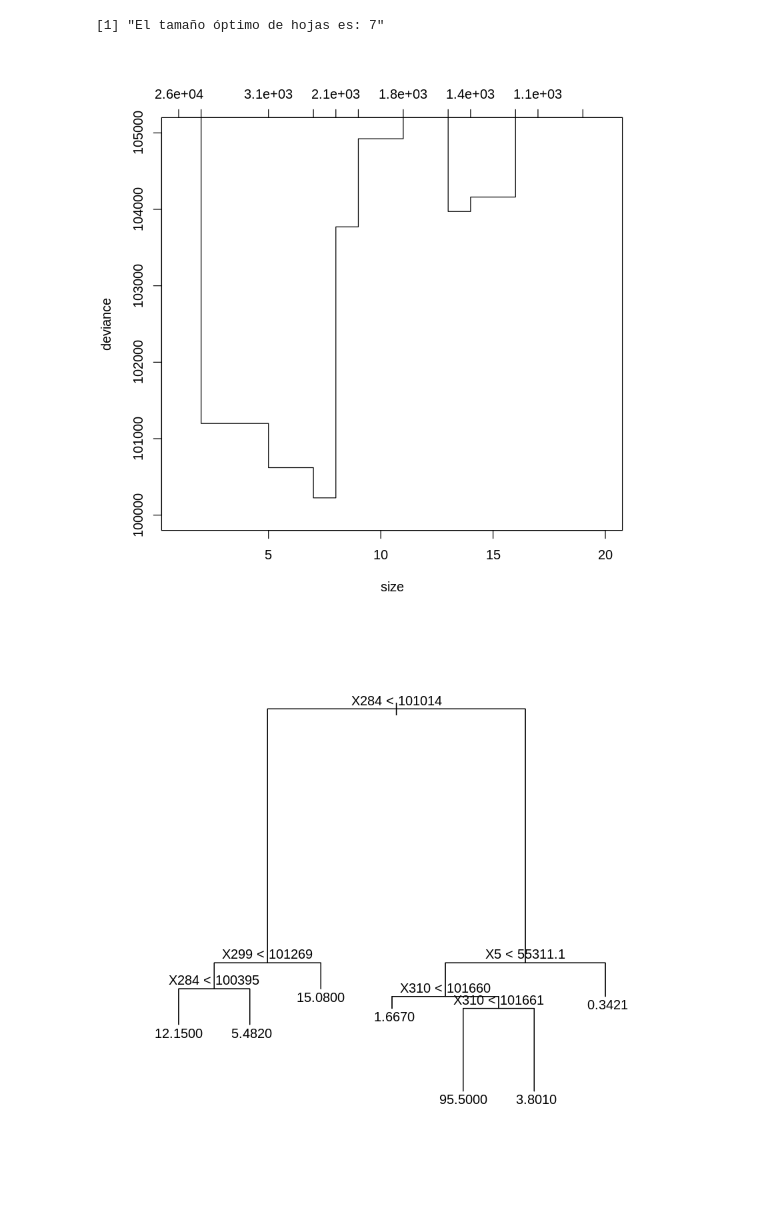
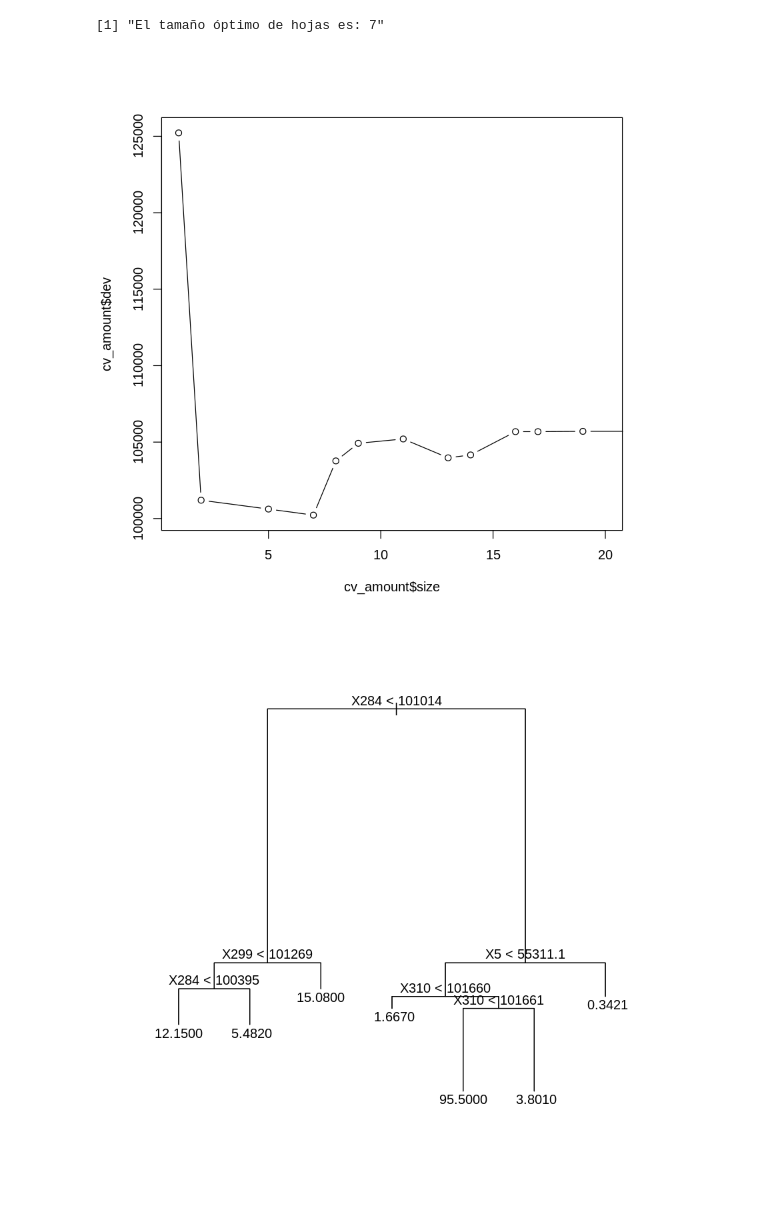
Before and after one commit to yerartdev/uc-m1966-datamining, a Jupyter notebook: d3/S17-T03_LAB_IntercomparisonTechniques.ipynb, the cells around one changed output. Drawn from its saved outputs; the diff is of its cells as text; code cells hidden in the pictures.

```diff
--- a/d3/S17-T03_LAB_IntercomparisonTechniques.ipynb
+++ b/d3/S17-T03_LAB_IntercomparisonTechniques.ipynb
@@ -512,9 +507,10 @@ paste('El tamaño óptimo de hojas es:', cv_amount$size[which.min(cv_amount$dev)
 [1] "El tamaño óptimo de hojas es: 7"
 # %%
 #::GMG::Lo veo gráficamente
-plot(cv_amount, xlim =c(1,20) , ylim = c(100000, 105000))
+#plot(cv_amount, xlim =c(1,20) , ylim = c(100000, 105000))
+plot(cv_amount$size,cv_amount$dev,type='b', xlim =c(1,20))
 # %% [output]
-[figure, old version]
+[figure, new version]
 # %%
 #::GMG:: Ahora lo podo con el 'mejor' tamaño elegido por CV
 pruned_tree_amount_all <- prune.tree(tree_amount_all_cp, best = 7)
```
Also changed, not shown: parts of 7 cells of this notebook.
